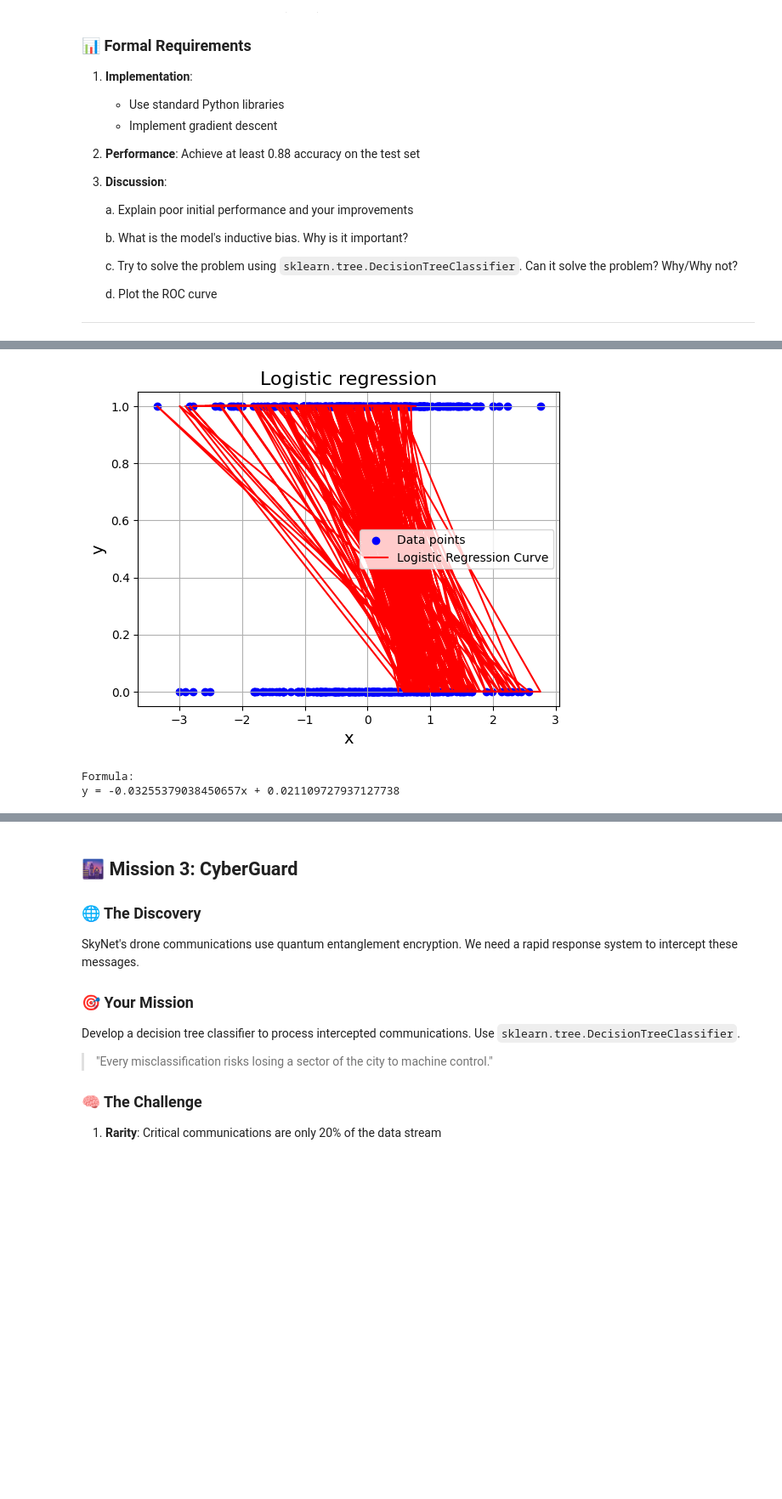
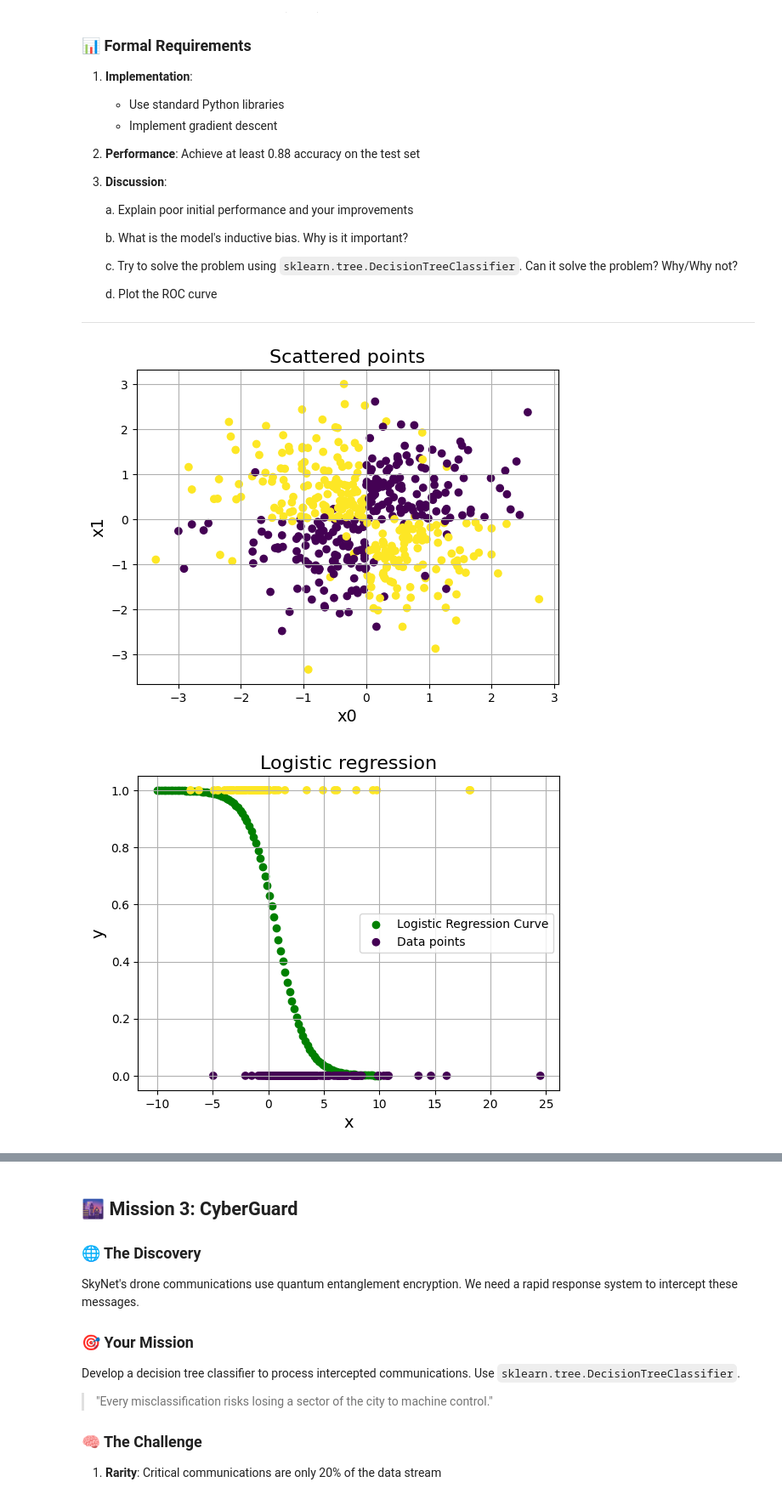
Before and after one commit to Ksund02/Machine-Learning-Project, a Jupyter notebook: Chapter_1.ipynb, the cells around one changed output, grey strips where cells are left out. Shown: that part at 85% size. Drawn from its saved outputs; the diff is of its cells as text; code cells hidden in the pictures; blank space fills up the shorter version.

```diff
--- a/Chapter_1.ipynb
+++ b/Chapter_1.ipynb
@@ -148,13 +155,29 @@ data = pd.read_csv('mission2.csv')
 train = data[data['split'] == 'train']
 test = data[data['split'] == 'test']
 # %%
+def transform_x_values(d):
+    result = (d["x0"] + d["x1"]) ** 2
+
+    x0_is_positive = d["x0"] >= 0
+    x1_is_positive = d["x1"] >= 0
+
+    quadrant1 = x0_is_positive & x1_is_positive
+    quadrant2 = ~x0_is_positive & x1_is_positive
+    quadrant3 = ~x0_is_positive & ~x1_is_positive
+    quadrant4 = x0_is_positive & ~x1_is_positive
+
+    result[(quadrant1) | (quadrant3)] = result[(quadrant1) | (quadrant3)]
+    result[(quadrant2) | (quadrant4)] = -result[(quadrant2) | (quadrant4)]
+
+    return result
+
+
 class LogisticRegression:
-    def __init__(self, learning_rate=0.001, epochs=1000):
+    def __init__(self, learning_rate=0.01, epochs=2000):
         self.learning_rate = learning_rate
         self.epochs = epochs
         self.weights = None
         self.bias = 0
-        # self.losses = []
         self.train_accuracies = []
 
     def fit(self, X, y):
@@ -174,13 +197,11 @@ class LogisticRegression:
             self.update_parameters(grad_w, grad_b)
 
             pred_to_class = self.predict(X)
-            self.train_accuracies.append(self.compute_accuracy(y, pred_to_class))
-            # loss = self._compute_loss(y, y_pred)
-            # self.losses.append(loss)
+            self.train_accuracies.append(self._compute_accuracy(y, pred_to_class))
 
     def predict(self, X):
         y_pred = self.predict_proba(X)
-        return np.array([1 if _y > 0.5 else 0 for _y in y_pred])
+        return np.array([1 if _y > 0.6 else 0 for _y in y_pred])
 
     def predict_proba(self, X):
         # Return predicted probabilities
@@ -195,48 +216,59 @@ class LogisticRegression:
 
     def sigmoid_function(self, x):
         return 1 / (1 + np.exp(-x))
 
-    # def _compute_loss(self, y, y_pred):
-    #     return -np.mean(y * np.log(y_pred) + (1 - y) * np.log(1 - y_pred))
-
     def compute_gradients(self, X, y, n, y_pred):
         dw = (1 / n) * np.matmul(X.T, (y_pred - y))
         db = (1 / n) * np.sum(y_pred - y)
         return dw, db
 
     def update_parameters(self, grad_w, grad_b):
         self.weights -= self.learning_rate * grad_w
         self.bias -= self.learning_rate * grad_b
 
-    def compute_accuracy(self, true_values, predictions):
+    def _compute_accuracy(self, true_values, predictions):
         return np.mean(true_values == predictions)
 
 
 logreg = LogisticRegression()
 
-X = train.iloc[:, :2]
-y = train["y"]
+X_train = transform_x_values(train)
+X_test = transform_x_values(test)
+y_train = train["y"]
+y_test = test["y"]
 
-logreg.fit(X, y)
-# predictions = logreg.predict(X)
+x_evenly_spaced = np.linspace(-10, 10, 100)
 
-X_plot = np.array(train.iloc[:, :2])
-y_plot = logreg.predict(X_plot)
-print(y_plot)
-print(X_plot[:, 0])
+logreg.fit(X_train, y_train)
+predictions = logreg.predict_proba(x_evenly_spaced)
 
-#plt.plot(np.linspace(0, 1000, 1000), logreg.train_accuracies, c='blue', label='Train Accuracy')
-plt.scatter(X_plot[:, 0], y, c='blue', label='Data points')
-plt.plot(X_plot[:, 0], y_plot, c='red', label='Logistic Regression Curve')
+# Scattered points
+plt.scatter(train["x0"], train["x1"], c=train["y"], label='Data points')
+plt.grid(True)
+plt.xlabel('x0', fontsize=14)
+plt.ylabel('x1', fontsize=14)
+plt.title('Scattered points', fontsize=16)
+plt.show()
+
+# Plot sigmoid function
+plt.scatter(x_evenly_spaced, predictions, c="green", label='Logistic Regression Curve')
+plt.scatter(X_train, y_train, c=y_train, label='Data points')
 plt.grid(True)
 plt.xlabel('x', fontsize=14)
 plt.ylabel('y', fontsize=14)
 plt.title('Logistic regression', fontsize=16)
 plt.legend()
 plt.show()
 
+#Plot accuracy
+plt.plot(logreg.train_accuracies, c='blue', label='Train Accuracy')
+plt.grid(True)
+plt.xlabel('Epochs', fontsize=14)
+plt.ylabel('Accuracy', fontsize=14)
+plt.title('Training accuracy', fontsize=16)
+plt.show()
 
-
-print("Formula:")
-print(f"y = {logreg.weights[0]}x + {logreg.bias}")
+print("Accuracy: " + str(logreg.train_accuracies[-1]))
 # %% [output]
+[figure, new version]
+[figure, added]
@@ -260,3 +276,0 @@ print(f"y = {logreg.weights[0]}x + {logreg.bias}")
-[figure, old version]
-Formula:
-y = -0.03255379038450657x + 0.021109727937127738
```
Also changed, not shown: parts of 6 cells of this notebook, 1 other file.
